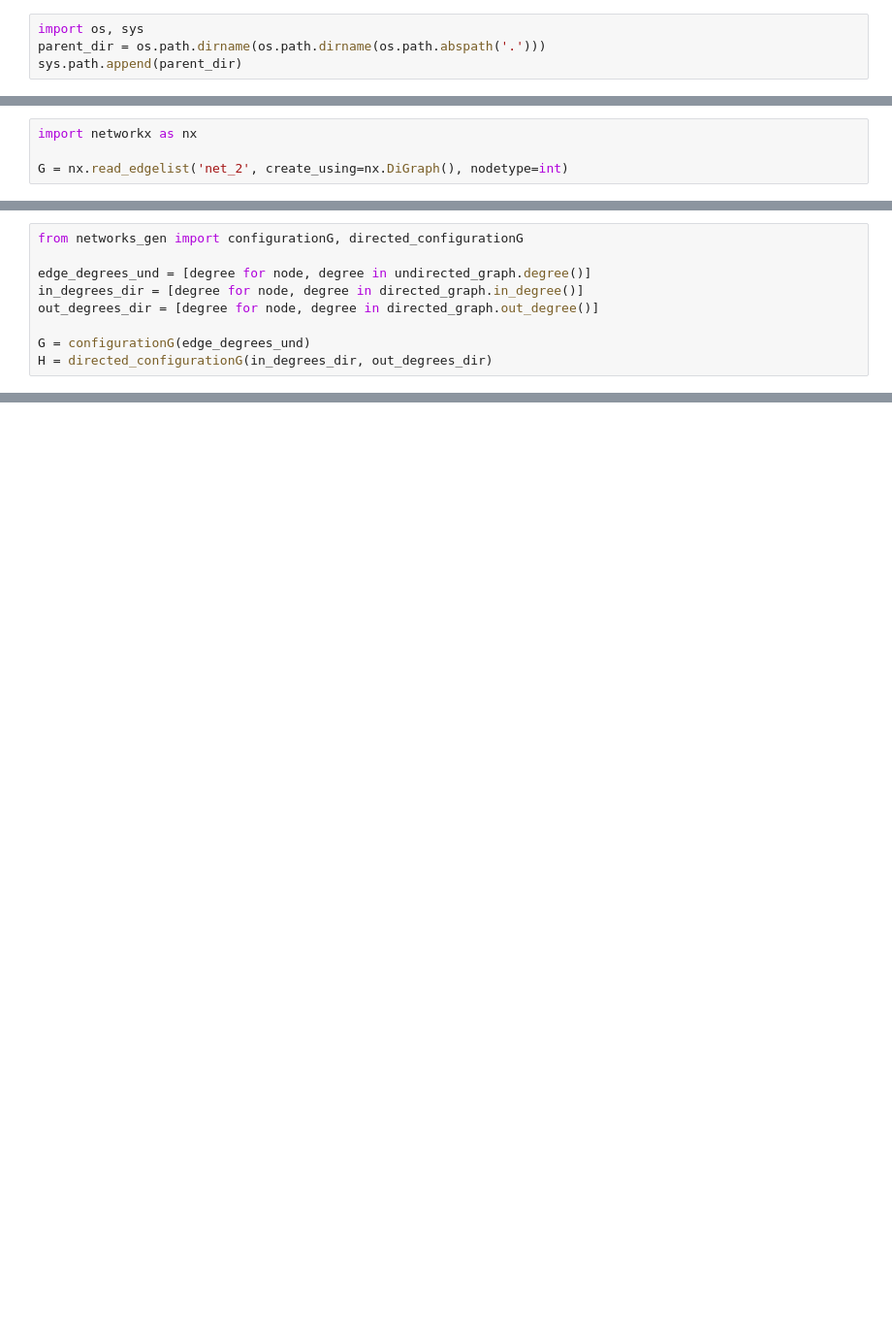
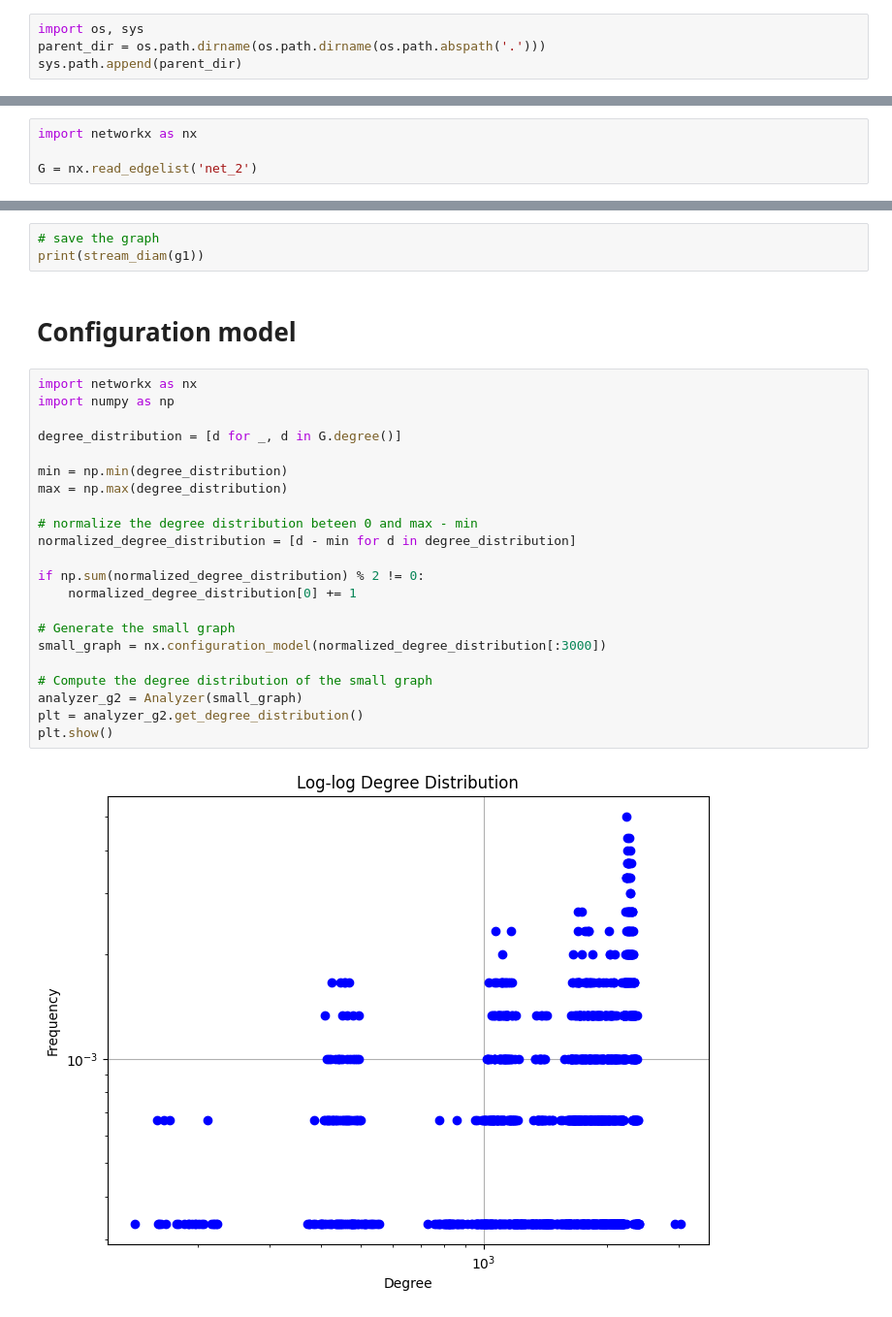
Before and after one commit to SNA24/final_project, a Jupyter notebook: analyze.ipynb, the cells around one changed output, grey strips where cells are left out. Shown at 97% size. Cells and saved outputs as stored; diff of their text form; blank space fills up the shorter version.

Commit message:
analyze notebook

```diff
--- a/analyze.ipynb
+++ b/analyze.ipynb
@@ -5,4 +40,4 @@ sys.path.append(parent_dir)
 # %%
 import networkx as nx
 
-G = nx.read_edgelist('net_2', create_using=nx.DiGraph(), nodetype=int)
+G = nx.read_edgelist('net_2')
@@ -12,9 +43,0 @@ if G.is_directed():
-# %%
-from networks_gen import configurationG, directed_configurationG
-
-edge_degrees_und = [degree for node, degree in undirected_graph.degree()]
-in_degrees_dir = [degree for node, degree in directed_graph.in_degree()]
-out_degrees_dir = [degree for node, degree in directed_graph.out_degree()]
-
-G = configurationG(edge_degrees_und)
-H = directed_configurationG(in_degrees_dir, out_degrees_dir)
@@ -70,0 +65,29 @@ plt.show()
+# %%
+# save the graph
+print(stream_diam(g1))
+# %% [markdown]
+# Configuration model
+# %%
+import networkx as nx
+import numpy as np
+
+degree_distribution = [d for _, d in G.degree()]
+
+min = np.min(degree_distribution)
+max = np.max(degree_distribution)
+
+# normalize the degree distribution beteen 0 and max - min
+normalized_degree_distribution = [d - min for d in degree_distribution]
+
+if np.sum(normalized_degree_distribution) % 2 != 0:
+    normalized_degree_distribution[0] += 1
+
+# Generate the small graph
+small_graph = nx.configuration_model(normalized_degree_distribution[:3000])
+
+# Compute the degree distribution of the small graph
+analyzer_g2 = Analyzer(small_graph)
+plt = analyzer_g2.get_degree_distribution()
+plt.show()
+# %% [output]
+[figure, added]
```
Also changed, not shown: parts of 16 cells of this notebook.
